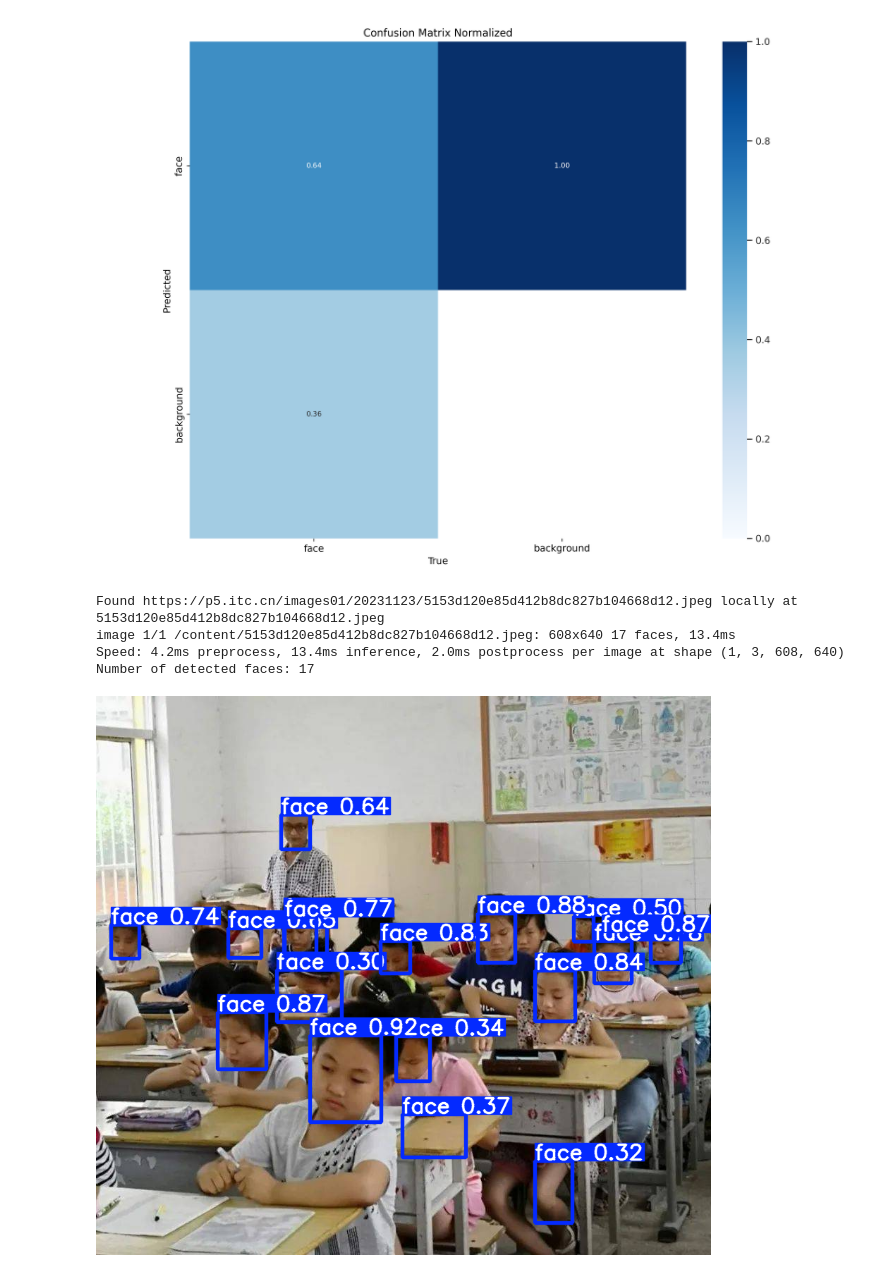
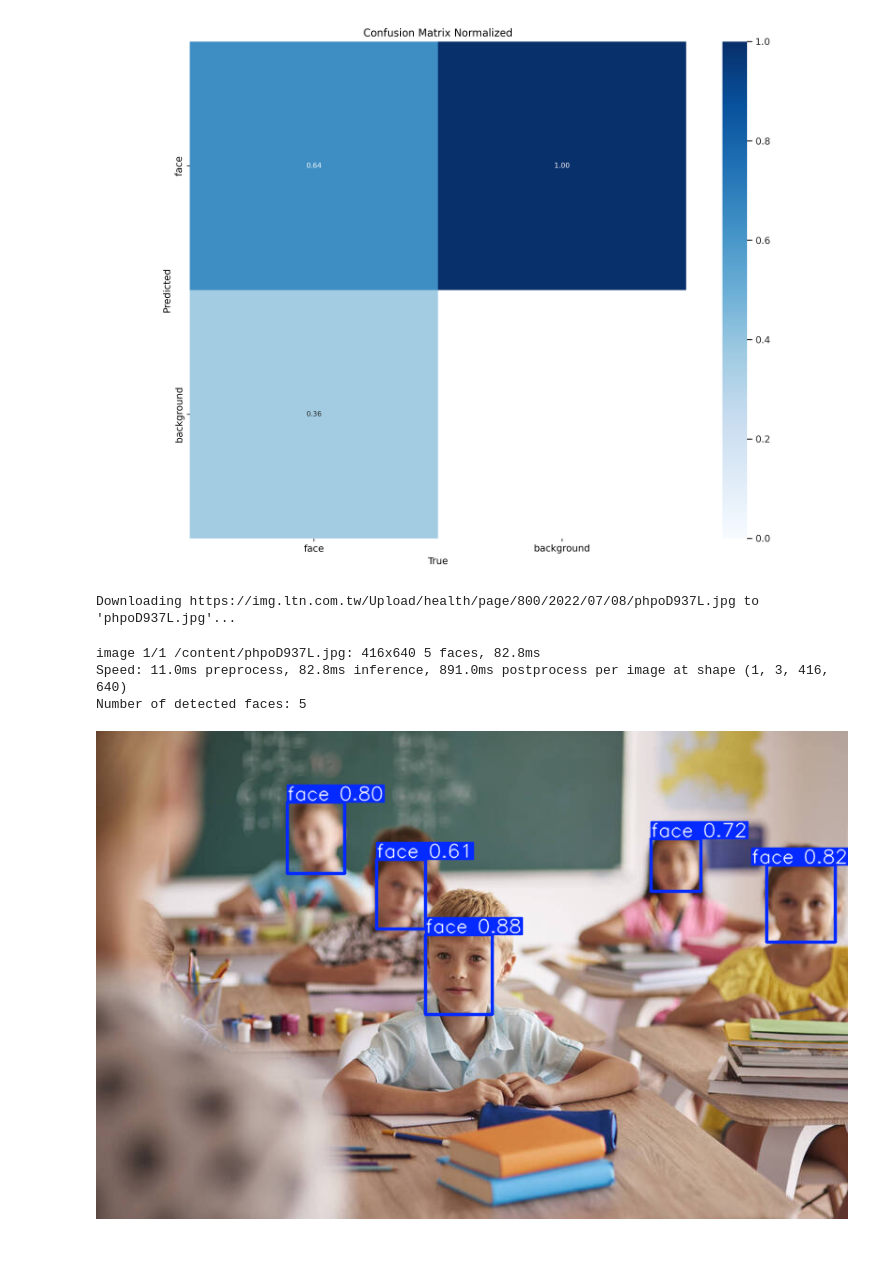
Before and after one commit to Wilson30678tw/Computer-Vision-Project, a Jupyter notebook: Modify_FaceDetection.ipynb, the cells around one changed output. Drawn from its saved outputs; the diff is of its cells as text; code cells hidden in the pictures; blank space fills up the shorter version.

```diff
--- a/Modify_FaceDetection.ipynb
+++ b/Modify_FaceDetection.ipynb
@@ -174,29 +174,29 @@ Results saved to runs/detect/train62
 # %%
 import matplotlib.pyplot as plt
 %matplotlib inline
 from PIL import Image
 
-imagePath = 'https://p5.itc.cn/images01/20231123/5153d120e85d412b8dc827b104668d12.jpeg'
+imagePath = 'https://img.ltn.com.tw/Upload/health/page/800/2022/07/08/phpoD937L.jpg'
 
 results = model.predict(source=imagePath)
 
 face_count = 0
 # Show the results
 for r in results:
     im_array = r.plot()  # plot a BGR numpy array of predictions
     im = Image.fromarray(im_array[..., ::-1])  # RGB PIL image
     im.show()  # show (doesn't work on colab)
     im.save('results.jpg')  # save image
     face_count += len(r.boxes.xyxy)
 
 print("Number of detected faces:", face_count)
 
 #show image directly
 from google.colab.patches import cv2_imshow
 cv2_imshow(im_array)
 # %% [output]
-Found https://p5.itc.cn/images01/20231123/5153d120e85d412b8dc827b104668d12.jpeg locally at 5153d120e85d412b8dc827b104668d12.jpeg
-image 1/1 /content/5153d120e85d412b8dc827b104668d12.jpeg: 608x640 17 faces, 13.4ms
-Speed: 4.2ms preprocess, 13.4ms inference, 2.0ms postprocess per image at shape (1, 3, 608, 640)
-Number of detected faces: 17
+Downloading https://img.ltn.com.tw/Upload/health/page/800/2022/07/08/phpoD937L.jpg to 'phpoD937L.jpg'...
+image 1/1 /content/phpoD937L.jpg: 416x640 5 faces, 82.8ms
+Speed: 11.0ms preprocess, 82.8ms inference, 891.0ms postprocess per image at shape (1, 3, 416, 640)
+Number of detected faces: 5
-[figure, old version]
+[figure, new version]
```
Also changed, not shown: parts of 1 cell of this notebook.
